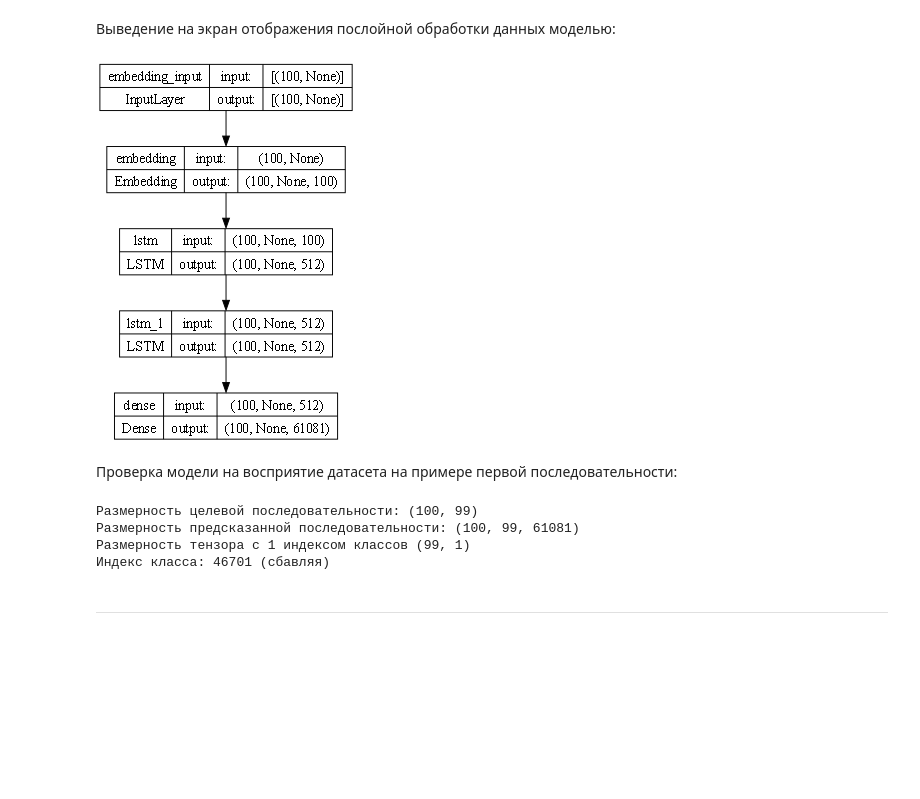
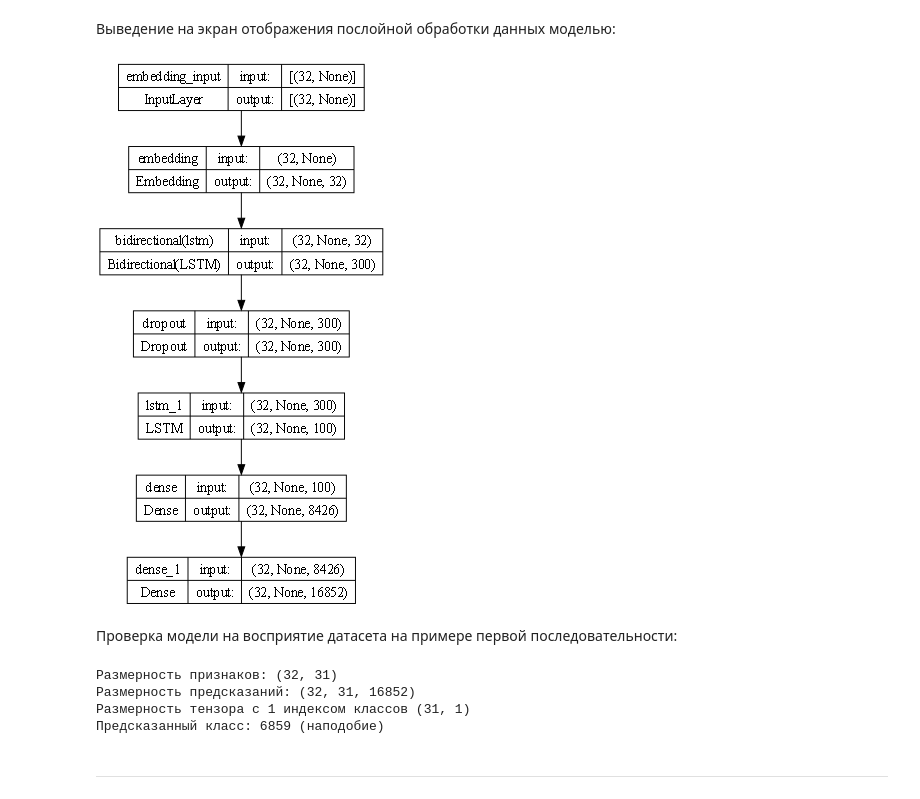
Before and after one commit to tidalinn/mai_term02_magai_lab3_gennn-nlp_lab, a Jupyter notebook: RNN_word.ipynb, the cells around one changed output. Drawn from its saved outputs; the diff is of its cells as text; code cells hidden in the pictures; blank space fills up the shorter version.

```diff
--- a/RNN_word.ipynb
+++ b/RNN_word.ipynb
@@ -208,4 +197,5 @@ array(['', ',', '-', ..., 'ёовтен', 'ёрзал', 'ёрзали'], dtype='
 # %% [markdown]
 Формирование словаря токенов:
 # %%
-tokenizer = {char: i for i, char in enumerate(vocabulary)}
+tokenizer_word_to_index = {char: i for i, char in enumerate(vocabulary)}
+tokenizer_index_to_word = {i: char for i, char in enumerate(vocabulary)}
@@ -257,3 +270,6 @@ vector = Dataset.from_tensor_slices(vector)
+# %%
+VOCAB_LEN = len(tokenizer_word_to_index.items())
+BATCH_SIZE = 32
 # %% [markdown]
 Формирование последовательностей по заданному количеству символов:
 # %%
@@ -289,6 +306,3 @@ print_single_batch(dataset, vocabulary, word=True)
-# %%
-BATCH_SIZE = 100
-BATCHES_PER_EPOCH = len(sequences) // BATCH_SIZE
 # %% [markdown]
 Формирование датасета с делением на батчи:
 # %%
@@ -308,11 +323,13 @@ print_single_dim(data)
 # %% [markdown]
 Задание модели:
 # %%
-rnn = Sequential([
-    Embedding(len(vocabulary), BATCH_SIZE, batch_input_shape=[BATCH_SIZE, None]),
-    LSTM(512, return_sequences=True, stateful=True),
-    LSTM(512, return_sequences=True, stateful=True),
-    Dense(len(vocabulary))
+model = keras.Sequential([
+    l.Embedding(VOCAB_LEN, BATCH_SIZE, batch_input_shape=[BATCH_SIZE, None]),
+    l.Bidirectional(l.LSTM(150, return_sequences = True)),
+    l.Dropout(0.2),
+    l.LSTM(100, return_sequences=True, stateful=True),
+    l.Dense(VOCAB_LEN / 2, activation='relu', kernel_regularizer=keras.regularizers.l2(0.01)),
+    l.Dense(VOCAB_LEN)
 ])
 # %% [markdown]
 Выведение на экран таблицы поведения параметров на словях нейросети:
@@ -344,18 +361,19 @@ if os.path.isdir('images/') == False:
 # %% [markdown]
 Выведение на экран отображения послойной обработки данных моделью:
 # %%
-plot_model(rnn, 'images/rnn_word_model.png', show_shapes=True, dpi=70)
+utils.plot_model(model, 'images/rnn_word_model.png', show_shapes=True, dpi=70)
 # %% [output]
-[figure, old version]
+[figure, new version]
 # %% [markdown]
 Проверка модели на восприятие датасета на примере первой последовательности:
 # %%
-test_single_model(rnn, data, vocabulary)
+for features, target in data.take(1):
+    check.print_single_test(model, features, target, tokenizer_index_to_word)
 # %% [output]
-Размерность целевой последовательности: (100, 99)
-Размерность предсказанной последовательности: (100, 99, 61081)
-Размерность тензора с 1 индексом классов (99, 1)
-Индекс класса: 46701 (сбавляя)
+Размерность признаков: (32, 31)
+Размерность предсказаний: (32, 31, 16852)
+Размерность тензора с 1 индексом классов (31, 1)
+Предсказанный класс: 6859 (наподобие)
 # %% [markdown]
 ---
 # %% [markdown]
```
Also changed, not shown: parts of 55 cells of this notebook, 4 other files.
